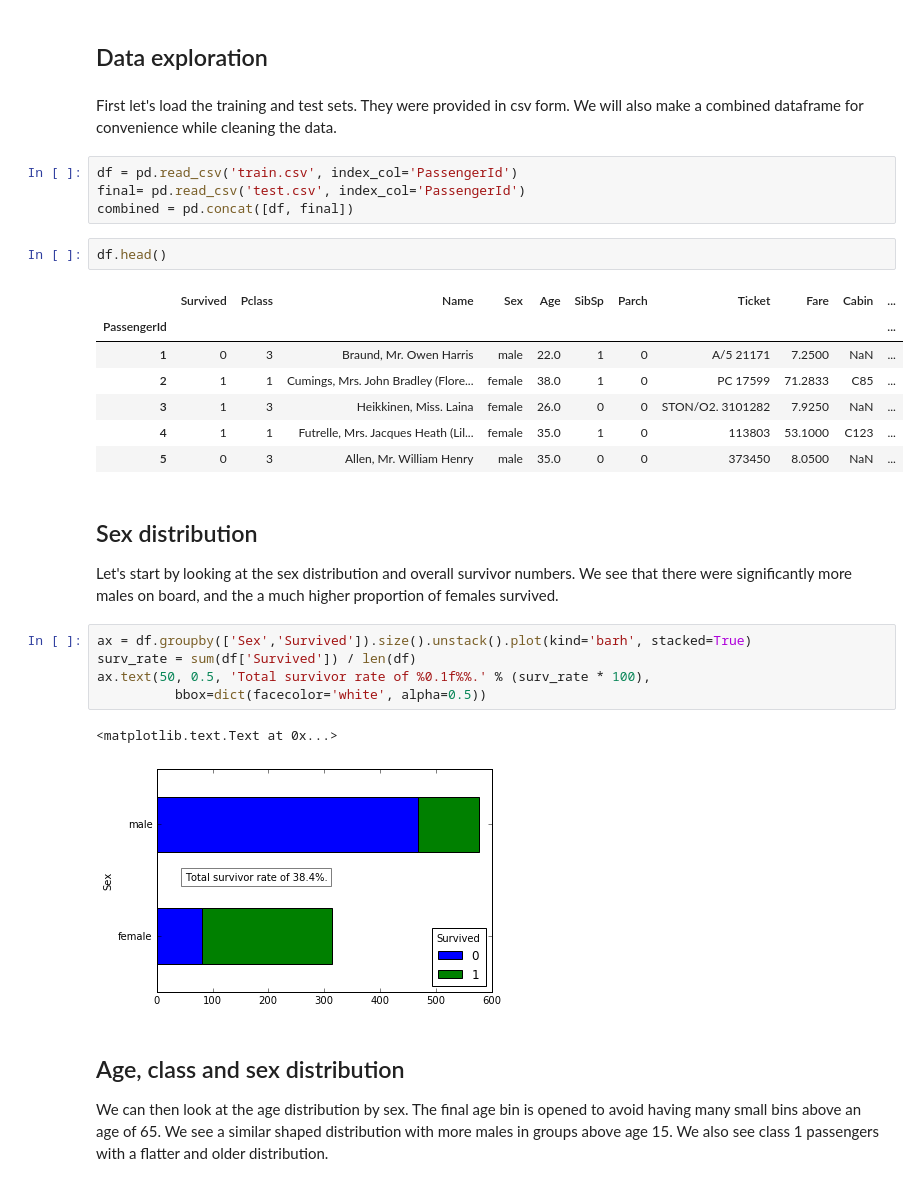
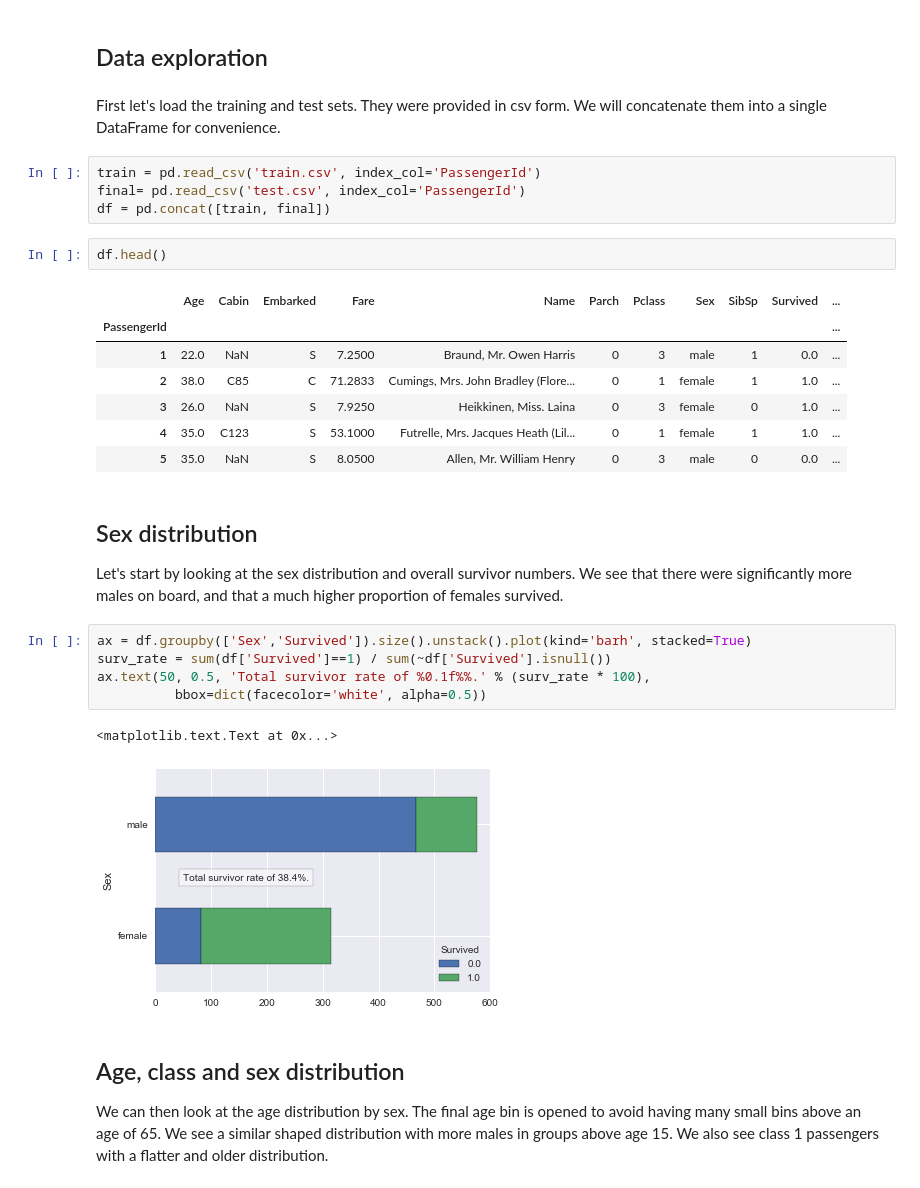
Before and after one commit to derek-pyne/ml_playground, a Jupyter notebook: Titanic/Titanic Survivors.ipynb, the cells around one changed output. Cells and saved outputs as stored; diff of their text form.

```diff
--- a/Titanic/Titanic Survivors.ipynb
+++ b/Titanic/Titanic Survivors.ipynb
@@ -55,32 +55,32 @@ the definitions do not support such relations.
 # %% [markdown]
 ## Data exploration
 # %% [markdown]
-First let's load the training and test sets. They were provided in csv form. We will also make a combined dataframe for convenience while cleaning the data.
+First let's load the training and test sets. They were provided in csv form. We will concatenate them into a single DataFrame for convenience.
 # %%
-df = pd.read_csv('train.csv', index_col='PassengerId')
+train = pd.read_csv('train.csv', index_col='PassengerId')
 final= pd.read_csv('test.csv', index_col='PassengerId')
-combined = pd.concat([df, final])
+df = pd.concat([train, final])
 # %%
 df.head()
 # %% [output]
-|  | Survived | Pclass | Name | Sex | Age | SibSp | Parch | Ticket | Fare | Cabin | ... |
+|  | Age | Cabin | Embarked | Fare | Name | Parch | Pclass | Sex | SibSp | Survived | ... |
 | PassengerId |  |  |  |  |  |  |  |  |  |  | ... |
-| 1 | 0 | 3 | Braund, Mr. Owen Harris | male | 22.0 | 1 | 0 | A/5 21171 | 7.2500 | NaN | ... |
-| 2 | 1 | 1 | Cumings, Mrs. John Bradley (Flore... | female | 38.0 | 1 | 0 | PC 17599 | 71.2833 | C85 | ... |
-| 3 | 1 | 3 | Heikkinen, Miss. Laina | female | 26.0 | 0 | 0 | STON/O2. 3101282 | 7.9250 | NaN | ... |
-| 4 | 1 | 1 | Futrelle, Mrs. Jacques Heath (Lil... | female | 35.0 | 1 | 0 | 113803 | 53.1000 | C123 | ... |
-| 5 | 0 | 3 | Allen, Mr. William Henry | male | 35.0 | 0 | 0 | 373450 | 8.0500 | NaN | ... |
+| 1 | 22.0 | NaN | S | 7.2500 | Braund, Mr. Owen Harris | 0 | 3 | male | 1 | 0.0 | ... |
+| 2 | 38.0 | C85 | C | 71.2833 | Cumings, Mrs. John Bradley (Flore... | 0 | 1 | female | 1 | 1.0 | ... |
+| 3 | 26.0 | NaN | S | 7.9250 | Heikkinen, Miss. Laina | 0 | 3 | female | 0 | 1.0 | ... |
+| 4 | 35.0 | C123 | S | 53.1000 | Futrelle, Mrs. Jacques Heath (Lil... | 0 | 1 | female | 1 | 1.0 | ... |
+| 5 | 35.0 | NaN | S | 8.0500 | Allen, Mr. William Henry | 0 | 3 | male | 0 | 0.0 | ... |
 # %% [markdown]
 ## Sex distribution
-Let's start by looking at the sex distribution and overall survivor numbers. We see that there were significantly more males on board, and the a much higher proportion of females survived.
+Let's start by looking at the sex distribution and overall survivor numbers. We see that there were significantly more males on board, and that a much higher proportion of females survived.
 # %%
 ax = df.groupby(['Sex','Survived']).size().unstack().plot(kind='barh', stacked=True)
-surv_rate = sum(df['Survived']) / len(df)
+surv_rate = sum(df['Survived']==1) / sum(~df['Survived'].isnull())
 ax.text(50, 0.5, 'Total survivor rate of %0.1f%%.' % (surv_rate * 100),
           bbox=dict(facecolor='white', alpha=0.5))
 # %% [output]
 <matplotlib.text.Text at 0x...>
-[figure, old version]
+[figure, new version]
 # %% [markdown]
 ## Age, class and sex distribution
 We can then look at the age distribution by sex. The final age bin is opened to avoid having many small bins above an age of 65. We see a similar shaped distribution with more males in groups above age 15. We also see class 1 passengers with a flatter and older distribution.
```
Also changed, not shown: parts of 49 cells of this notebook, 2 other files.
